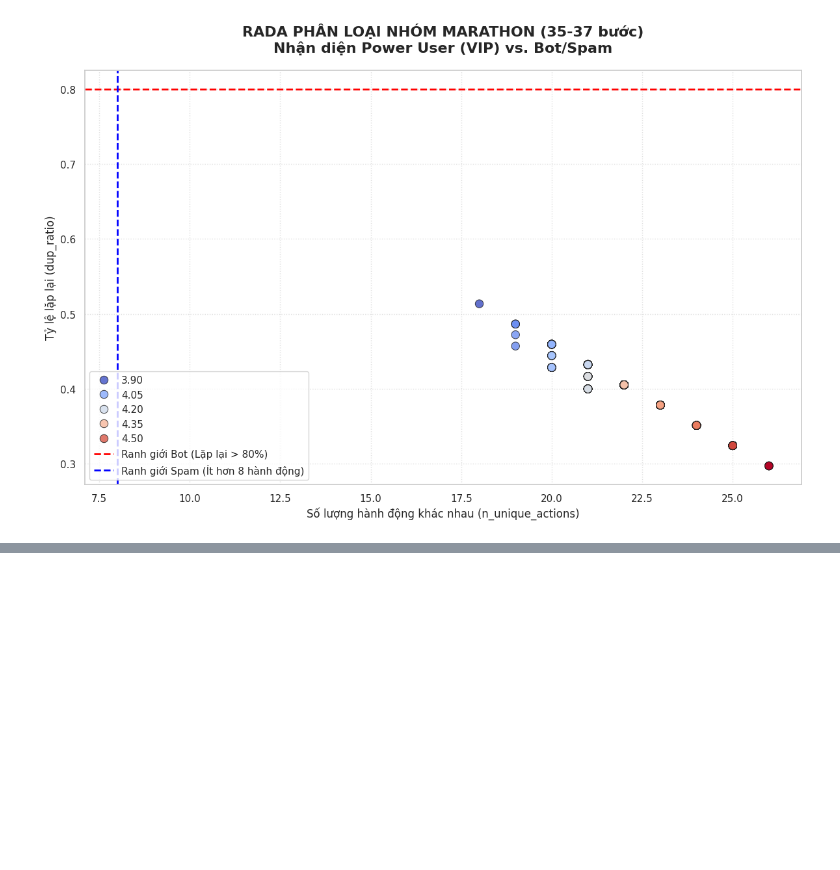
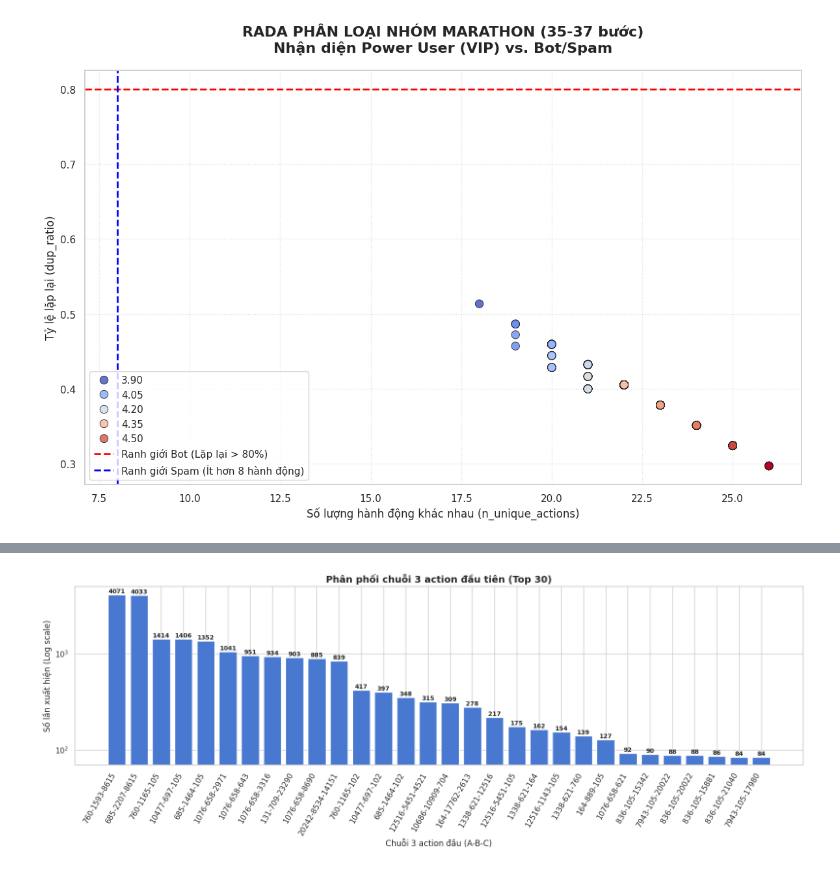
Before and after one commit to quanai06/DATAFLOW_2026_UET.EPOCH_0_USER_BEHAVIOR_PREDICTION, a Jupyter notebook: notebooks/processing_data.ipynb, the cells around one changed output, grey strips where cells are left out. Cells and saved outputs as stored; diff of their text form; code cells hidden in the pictures; blank space fills up the shorter version.

Commit message:
add : figure update :eda

```diff
--- a/notebooks/processing_data.ipynb
+++ b/notebooks/processing_data.ipynb
@@ -4,8 +4,8 @@ import pandas as pd
 import matplotlib.pyplot as plt
 import seaborn as sns
 
-X_train=pd.read_csv(r"../data/X_train.csv")
-y_train=pd.read_csv(r"../data/Y_train.csv")
+X_train=pd.read_csv(r"../data/layer1_raw/X_train.csv")
+y_train=pd.read_csv(r"../data/layer1_raw/Y_train.csv")
 # %%
 def feature_to_eda(df):
     df = df.copy()
@@ -718,0 +782,45 @@ Passing `palette` without assigning `hue` is deprecated and will be removed in v
+# %%
+import pandas as pd
+import matplotlib.pyplot as plt
+
+def plot_first_3_actions_distribution(df, top_k=30):
+    # 3 cột đầu (đổi tên nếu bạn dùng cột khác)
+    cols = ["feature_1", "feature_2", "feature_3"]
+
+    # Lấy 3 action đầu, loại NaN/0 nếu bạn coi 0 là padding
+    sub = df[cols].copy()
+    for c in cols:
+        sub[c] = sub[c].where(sub[c].notna(), 0)
+
+    # Nếu muốn bỏ những dòng thiếu đủ 3 action thật (có 0) thì filter:
+    sub = sub[(sub["feature_1"] != 0) & (sub["feature_2"] != 0) & (sub["feature_3"] != 0)]
+
+    # Ghép thành chuỗi "A-B-C"
+    triplet = (
+        sub["feature_1"].astype(int).astype(str) + "-" +
+        sub["feature_2"].astype(int).astype(str) + "-" +
+        sub["feature_3"].astype(int).astype(str)
+    )
+
+    counts = triplet.value_counts()
+    top = counts.head(top_k)
+
+    plt.figure(figsize=(16, 6))
+    plt.bar(top.index, top.values)
+    plt.title(f"Phân phối chuỗi 3 action đầu tiên (Top {top_k})", fontsize=14, fontweight="bold")
+    plt.xlabel("Chuỗi 3 action đầu (A-B-C)")
+    plt.ylabel("Số lần xuất hiện (Log scale)")
+    plt.yscale("log")
+    plt.xticks(rotation=60, ha="right")
+
+    # annotate số trên cột
+    for i, v in enumerate(top.values):
+        plt.text(i, v, str(int(v)), ha="center", va="bottom", fontsize=9, fontweight="bold")
+
+    plt.tight_layout()
+    plt.show()
+
+# chạy
+plot_first_3_actions_distribution(train_df, top_k=30)
+# %% [output]
+[figure, added]
```
Also changed, not shown: parts of 1 cell of this notebook, 18 other files.
